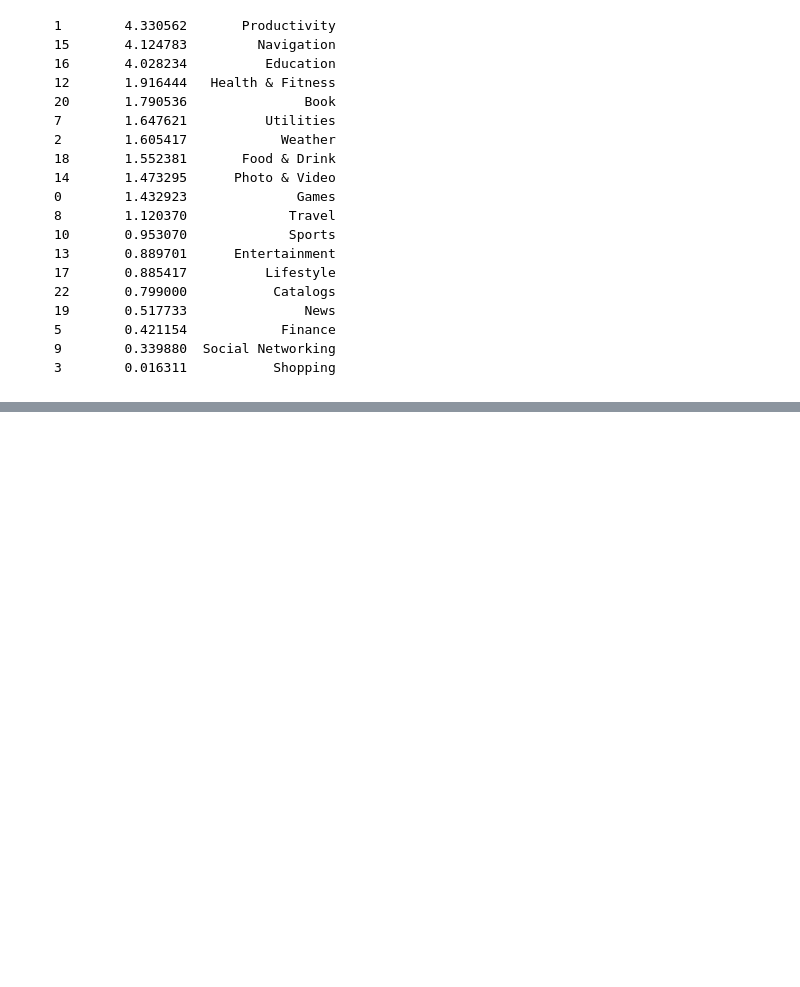
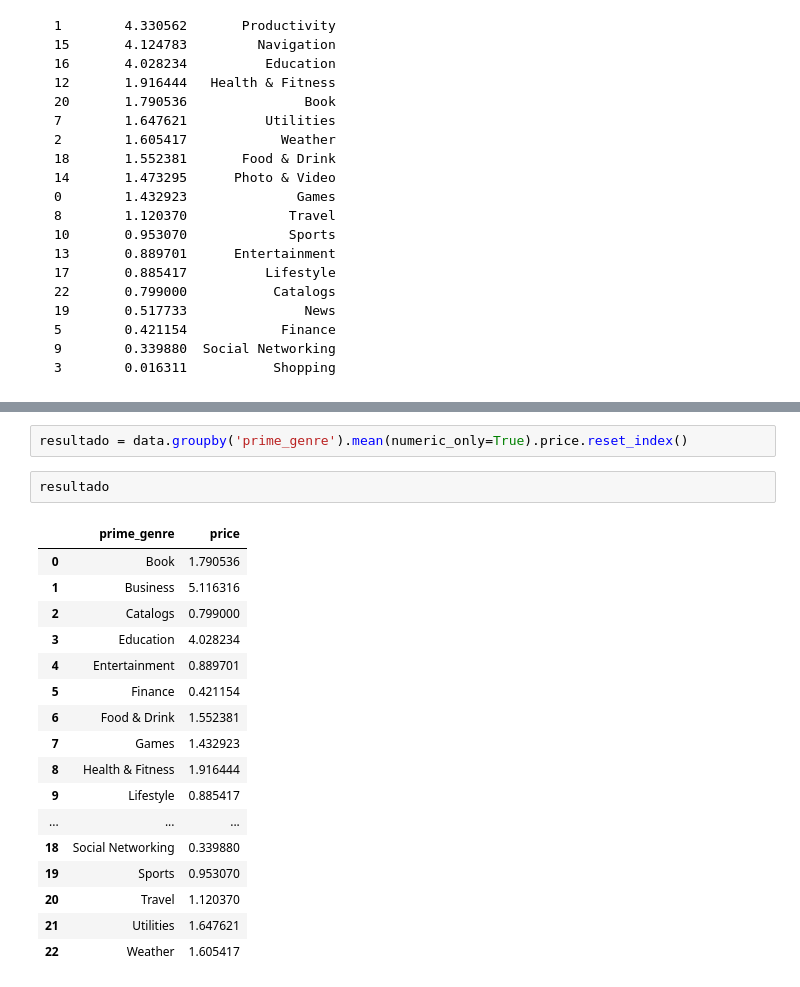
Before and after one commit to Ironhack-Data-Madrid-Octubre-2023/2.2-lab_pandas_deepdive, a Jupyter notebook: your-code/main.ipynb, the cells around one changed output, grey strips where cells are left out. Drawn from its saved outputs; the diff is of its cells as text; blank space fills up the shorter version.

```diff
--- a/your-code/main.ipynb
+++ b/your-code/main.ipynb
@@ -421,0 +425,22 @@ print(proportion_free_apps)
+# %%
+resultado = data.groupby('prime_genre').mean(numeric_only=True).price.reset_index()
+# %%
+resultado
+# %% [output]
+|  | prime_genre | price |
+| 0 | Book | 1.790536 |
+| 1 | Business | 5.116316 |
+| 2 | Catalogs | 0.799000 |
+| 3 | Education | 4.028234 |
+| 4 | Entertainment | 0.889701 |
+| 5 | Finance | 0.421154 |
+| 6 | Food & Drink | 1.552381 |
+| 7 | Games | 1.432923 |
+| 8 | Health & Fitness | 1.916444 |
+| 9 | Lifestyle | 0.885417 |
+| ... | ... | ... |
+| 18 | Social Networking | 0.339880 |
+| 19 | Sports | 0.953070 |
+| 20 | Travel | 1.120370 |
+| 21 | Utilities | 1.647621 |
+| 22 | Weather | 1.605417 |
```
Also changed, not shown: parts of 8 cells of this notebook.
